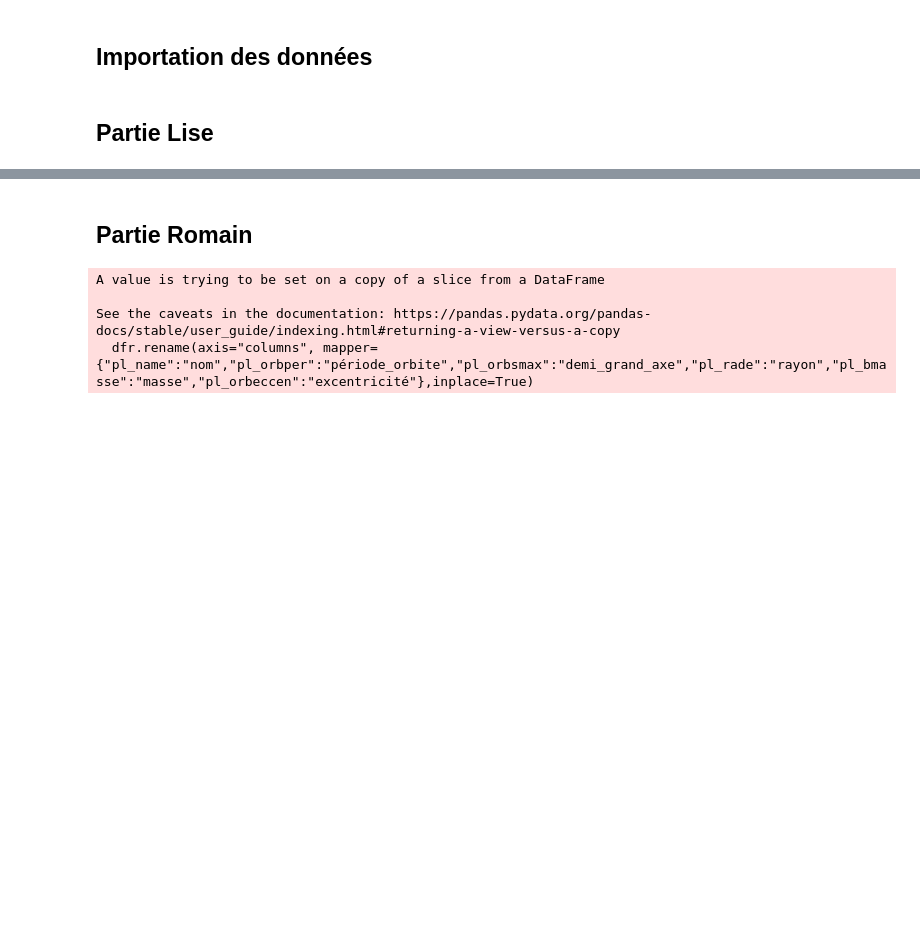
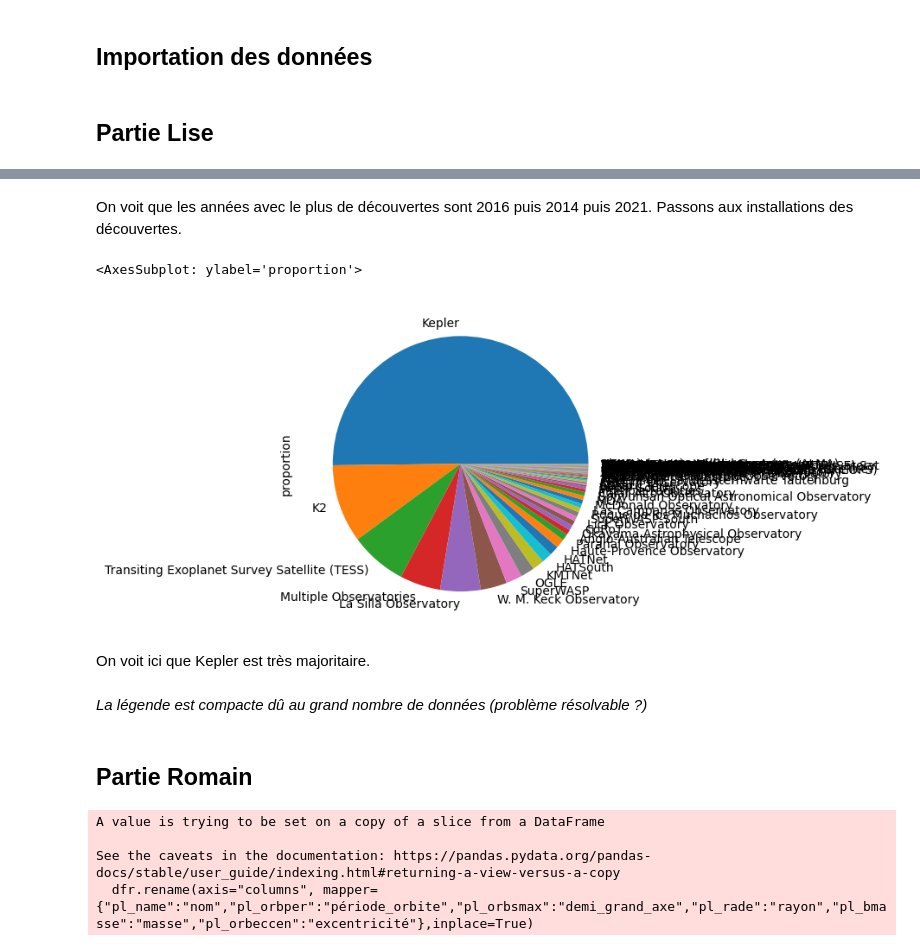
Before and after one commit to camilleprig/pe-hackathon, a Jupyter notebook: code.ipynb, the cells around one changed output, grey strips where cells are left out. Saved outputs shown, nothing was run; the diff lists cells and outputs as text; code cells hidden in the pictures; blank space fills up the shorter version.

```diff
--- a/code.ipynb
+++ b/code.ipynb
@@ -16,3 +42,15 @@ dfl = df
+# %% [markdown]
+On voit que les années avec le plus de découvertes sont 2016 puis 2014 puis 2021.
+Passons aux installations des découvertes.
+# %%
+dfl2["disc_facility"].value_counts(normalize = True).plot(kind = "pie")
+# %% [output]
+<AxesSubplot: ylabel='proportion'>
+[figure, added]
+# %% [markdown]
+On voit ici que Kepler est très majoritaire.
+# %% [markdown]
+*La légende est compacte dû au grand nombre de données (problème résolvable ?)*
 # %% [markdown]
 ## Partie Romain
 # %%
```
Also changed, not shown: parts of 8 cells of this notebook.
